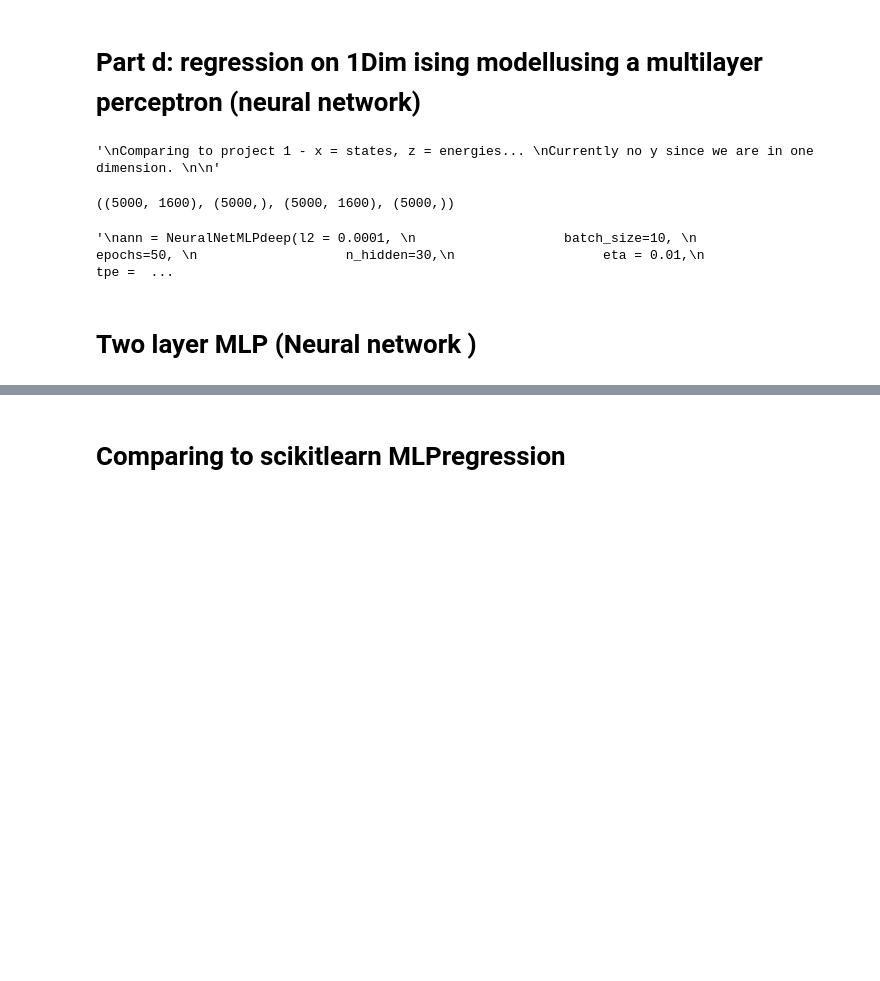
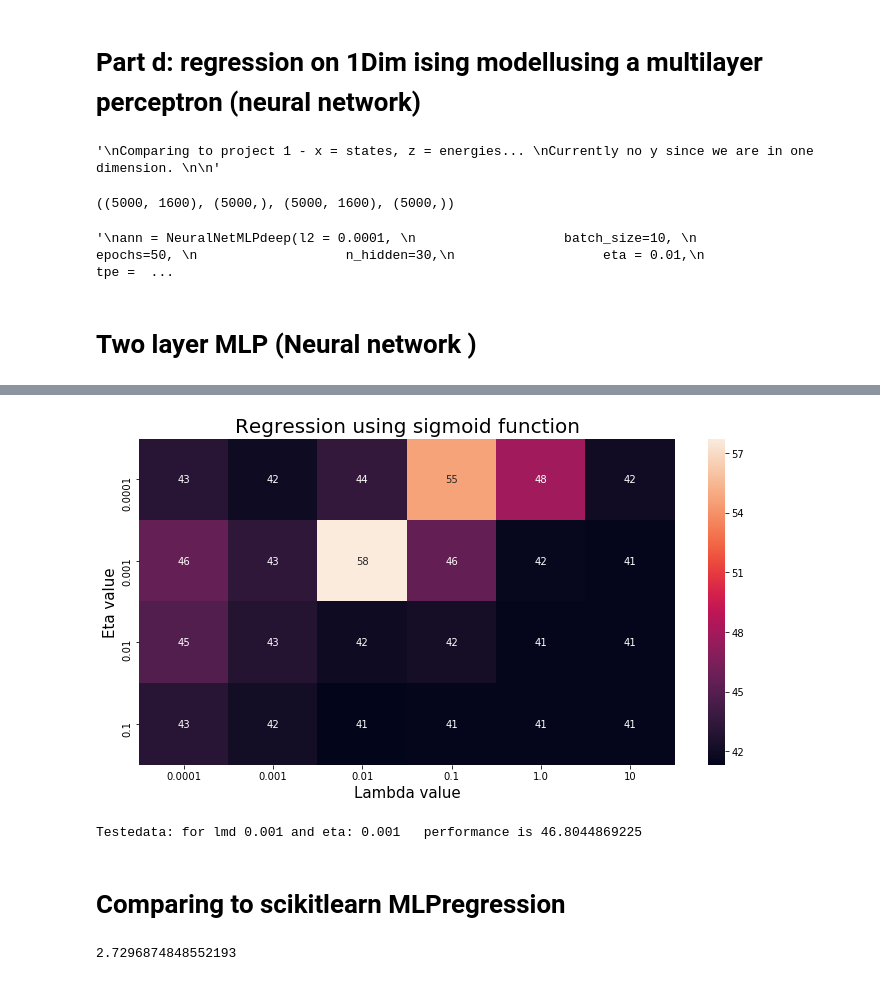
Before and after one commit to hannasv/project2, a Jupyter notebook: Project2_d.ipynb, the cells around one changed output, grey strips where cells are left out. Cells and saved outputs as stored; diff of their text form; code cells hidden in the pictures; blank space fills up the shorter version.

```diff
--- a/Project2_d.ipynb
+++ b/Project2_d.ipynb
@@ -154,0 +213,22 @@ for e in eta:
+# %%
+# Experimental setup
+metric = []
+
+eta = [0.0001, 0.001, 0.01, 0.1]
+lmd = [0.0001, 0.001, 0.01, 0.1, 1.0, 10]
+
+for e in eta:
+    for l in lmd:
+        ann = NeuralNetMLP(l2 = l,
+                           batch_size=10,
+                           epochs=10,
+                           n_hidden=30,
+                           eta = e,
+                           tpe = "regression")
+
+        ann.fit(X_train, y_train, X_valid, y_valid)
+        ann.predict(X_valid)
+        # returns a list of the mean mse score for different epochs or batches
+        metric.append(np.average(ann.eval_["valid_preform"]))
+        print("Testedata: for lmd "+str(l) + " and eta: " + str(e) + "   performance is " + str(np.mean(ann.eval_["valid_preform"])))
+        print("Training data: for lmd "+str(l) + " and eta: " + str(e) + "   performance is " + str(np.mean(ann.eval_["train_preform"])))
@@ -155,3 +253,31 @@ for e in eta:
+# %%
+av = np.average(metric, axis = 1)
+m = np.array(av).reshape((len(eta), len(lmd)))
+
+plt.figure(figsize=(12,6))
+ax = sns.heatmap(m, annot = True, xticklabels=lmd, yticklabels=eta)
+ax.set_title("Regression using sigmoid function", fontsize = 20)
+ax.set_xlabel("Lambda value", fontsize = 15)
+ax.set_ylabel("Eta value", fontsize = 15) #
+plt.savefig("./results/figures/regression_ridge_nn_sigmoid_epochs_10.png")
+# %% [output]
+[figure, added]
+# %%
+ann = NeuralNetMLP(l2 = 0.001,
+                   batch_size=10,
+                   epochs=10,
+                   n_hidden=100,
+                   eta = 0.001,
+                   activation="elu",
+                   tpe = "regression")
+
+ann.fit(X_train, y_train, X_valid, y_valid)
+ann.predict(X_valid)
+# returns a list of the mean mse score for different epochs or batches
+metric.append(np.average(ann.eval_["valid_preform"]))
+print("Testedata: for lmd "+str(0.001) + " and eta: " + str(0.001) + "   performance is " + str(np.mean(ann.eval_["valid_preform"])))
+# %% [output]
+Testedata: for lmd 0.001 and eta: 0.001   performance is 46.8044869225
 # %% [markdown]
 # Comparing to scikitlearn MLPregression
 # %%
@@ -159 +286,9 @@ from sklearn.neural_network import MLPRegressor
+# %%
+mlp = MLPRegressor(hidden_layer_sizes=(30, ), activation = 'logistic', solver = "sgd", alpha = 0.0001, batch_size =10, learning_rate_init=0.01)
+mlp.fit(X_train, y_train)
+y_pred = mlp.predict(X_valid)
+#logistic activation uses the sigmoid function
+mean_squared_error(y_pred, y_valid)
+# %% [output]
+2.7296874848552193
 # %%
```
Also changed, not shown: parts of 10 cells of this notebook, 18 other files.
